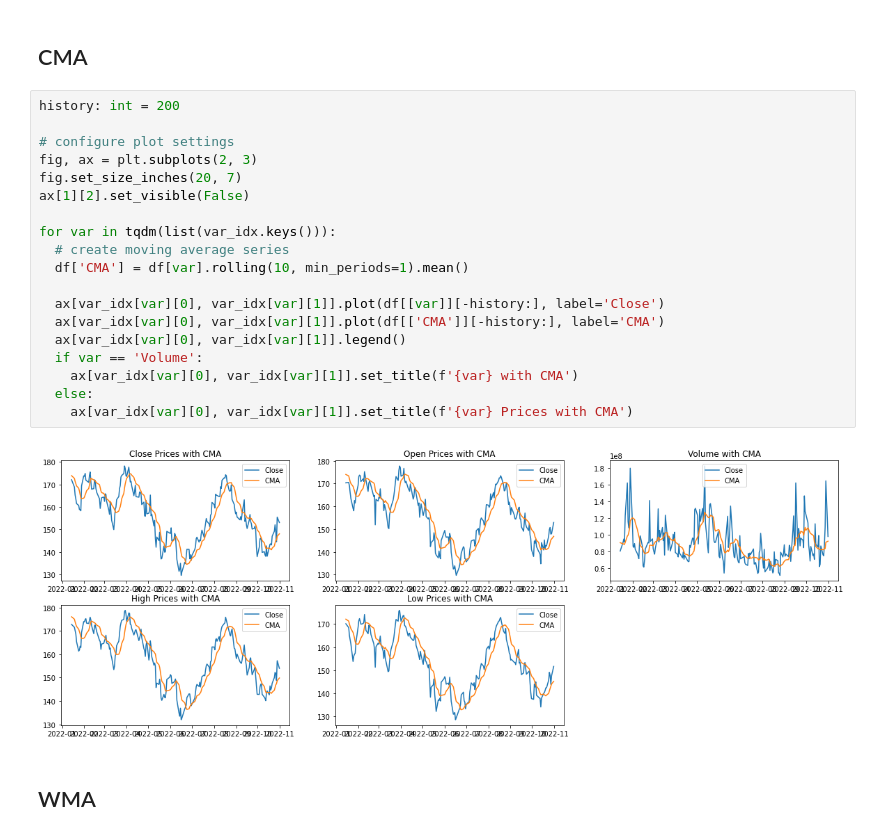
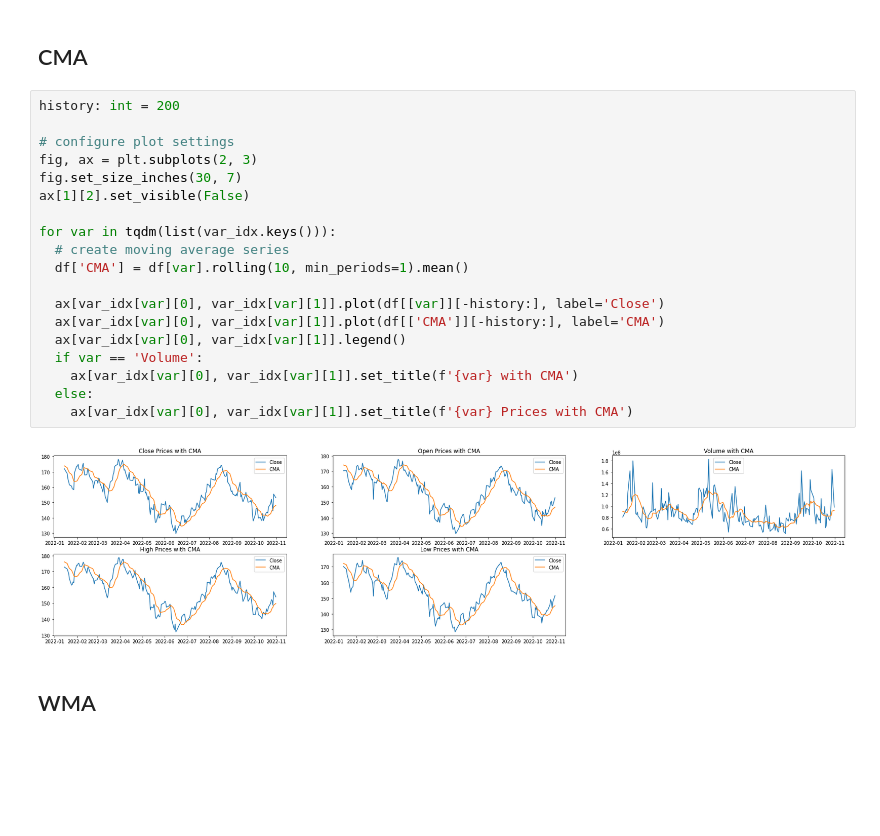
Before and after one commit to MartinMashalov/TechnicalAnalysisTrends, a Jupyter notebook: TechnicalAnalysisExploration.ipynb, the cells around one changed output. Saved outputs shown, nothing was run; the diff lists cells and outputs as text; blank space fills up the shorter version.

```diff
--- a/TechnicalAnalysisExploration.ipynb
+++ b/TechnicalAnalysisExploration.ipynb
@@ -137,24 +139,24 @@ for var in tqdm(list(var_idx.keys())):
 # %%
 history: int = 200
 
 # configure plot settings
 fig, ax = plt.subplots(2, 3)
-fig.set_size_inches(20, 7)
+fig.set_size_inches(30, 7)
 ax[1][2].set_visible(False)
 
 for var in tqdm(list(var_idx.keys())):
   # create moving average series
   df['CMA'] = df[var].rolling(10, min_periods=1).mean()
 
   ax[var_idx[var][0], var_idx[var][1]].plot(df[[var]][-history:], label='Close')
   ax[var_idx[var][0], var_idx[var][1]].plot(df[['CMA']][-history:], label='CMA')
   ax[var_idx[var][0], var_idx[var][1]].legend()
   if var == 'Volume':
     ax[var_idx[var][0], var_idx[var][1]].set_title(f'{var} with CMA')
   else:
     ax[var_idx[var][0], var_idx[var][1]].set_title(f'{var} Prices with CMA')
 # %% [output]
-[figure, old version]
+[figure, new version]
 # %% [markdown]
 ## WMA
 # %%
```
Also changed, not shown: parts of 3 cells of this notebook.
